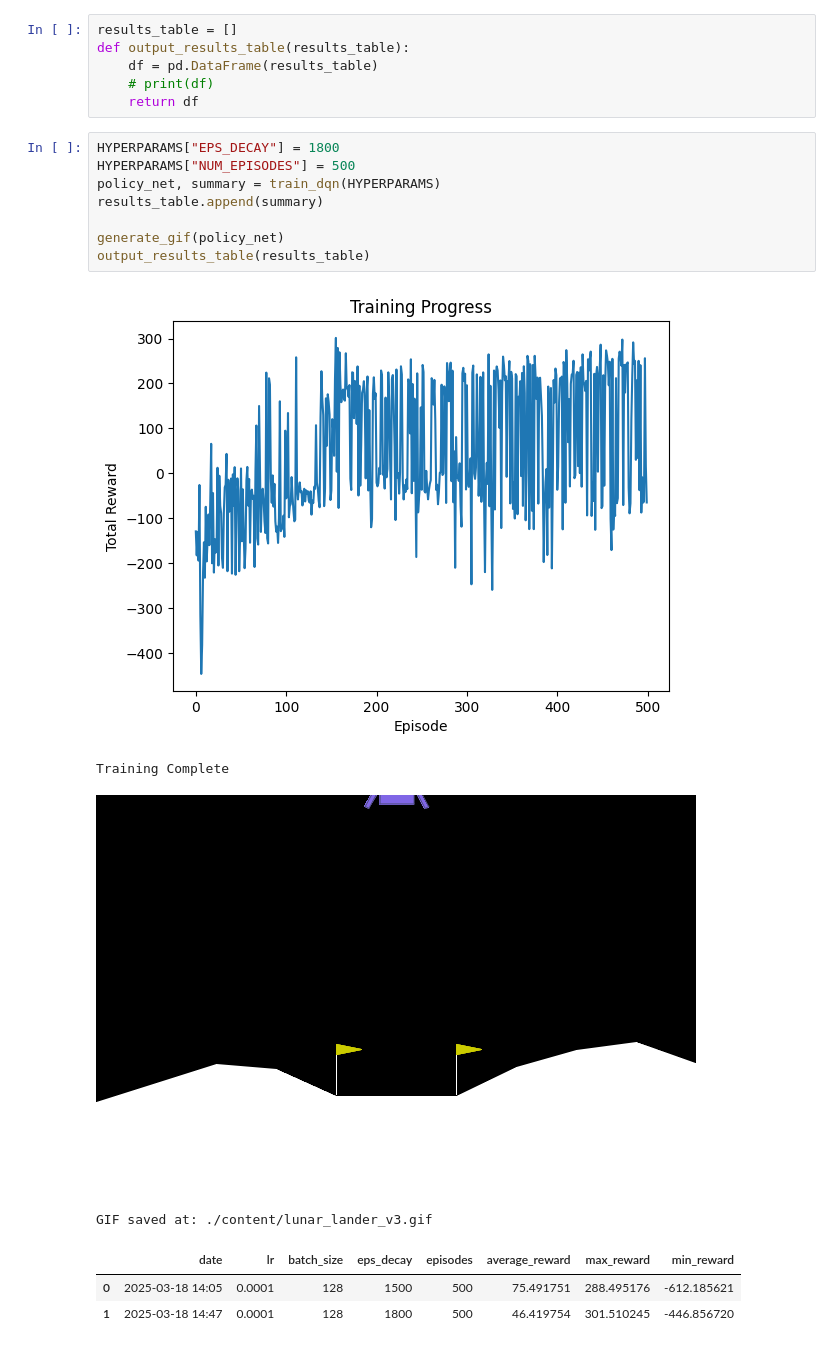
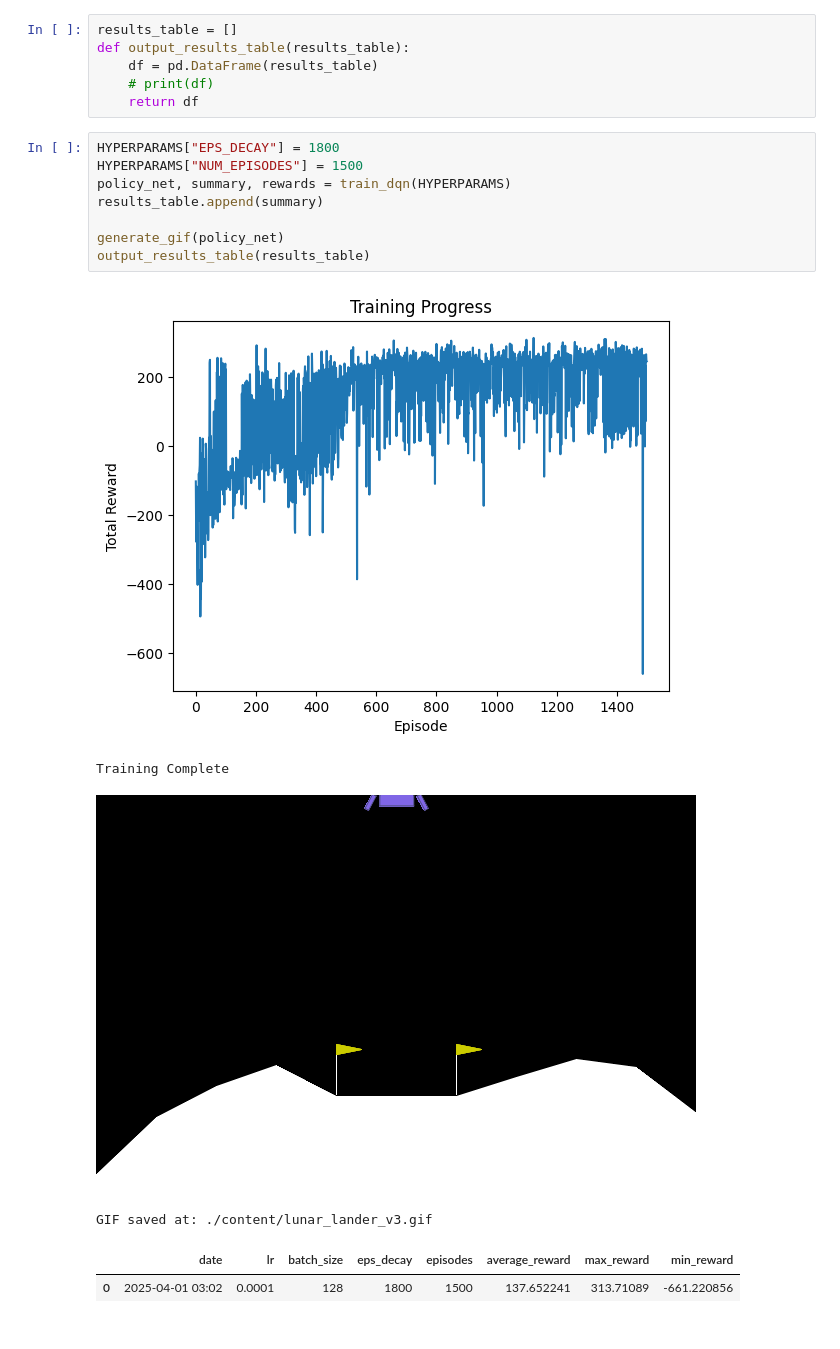
Before and after one commit to iknowmagic/dqn_lunar_lander, a Jupyter notebook: lunar_lander.ipynb, the cells around one changed output. Saved outputs shown, nothing was run; the diff lists cells and outputs as text.

```diff
--- a/lunar_lander.ipynb
+++ b/lunar_lander.ipynb
@@ -271,17 +271,16 @@ def output_results_table(results_table):
     return df
 # %%
 HYPERPARAMS["EPS_DECAY"] = 1800
-HYPERPARAMS["NUM_EPISODES"] = 500
-policy_net, summary = train_dqn(HYPERPARAMS)
+HYPERPARAMS["NUM_EPISODES"] = 1500
+policy_net, summary, rewards = train_dqn(HYPERPARAMS)
 results_table.append(summary)
 
 generate_gif(policy_net)
 output_results_table(results_table)
 # %% [output]
-[figure, old version]
+[figure, new version]
 Training Complete
-[figure, old version]
+[figure, new version]
 GIF saved at: ./content/lunar_lander_v3.gif
 |  | date | lr | batch_size | eps_decay | episodes | average_reward | max_reward | min_reward |
-| 0 | 2025-03-18 14:05 | 0.0001 | 128 | 1500 | 500 | 75.491751 | 288.495176 | -612.185621 |
-| 1 | 2025-03-18 14:47 | 0.0001 | 128 | 1800 | 500 | 46.419754 | 301.510245 | -446.856720 |
+| 0 | 2025-04-01 03:02 | 0.0001 | 128 | 1800 | 1500 | 137.652241 | 313.71089 | -661.220856 |
```
Also changed, not shown: parts of 1 cell of this notebook, 3 other files.
